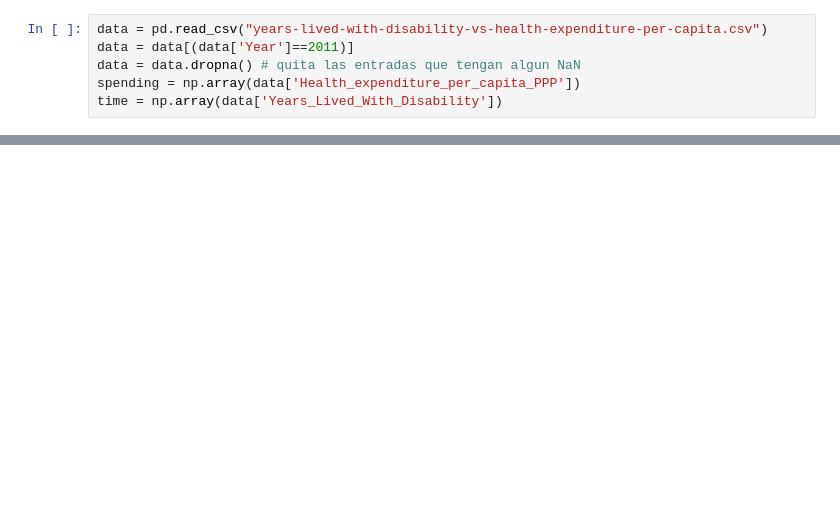
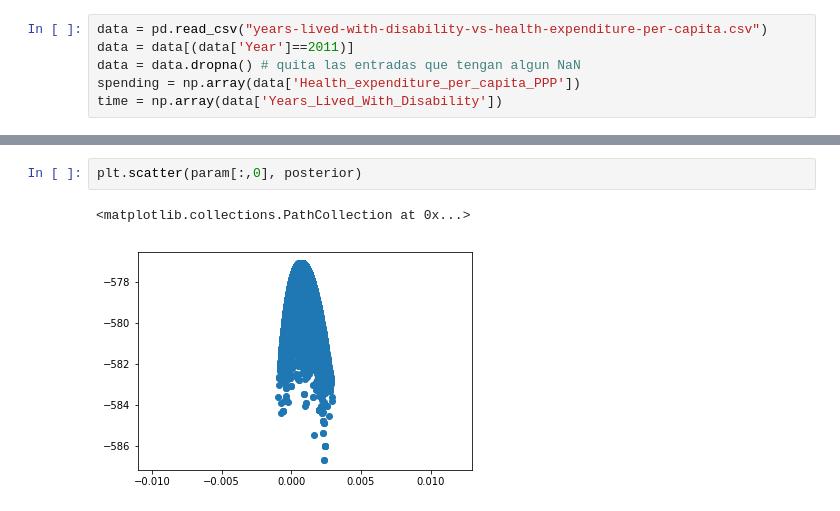
Before and after one commit to ComputoCienciasUniandes/MetodosComputacionalesAvanzados, a Jupyter notebook: soluciones/JaimeForero_Ejercicio9.ipynb, the cells around one changed output, grey strips where cells are left out. Drawn from its saved outputs; the diff is of its cells as text; blank space fills up the shorter version.

```diff
--- a/soluciones/JaimeForero_Ejercicio9.ipynb
+++ b/soluciones/JaimeForero_Ejercicio9.ipynb
@@ -71,0 +89,5 @@ plt.scatter(param[:,0], param[:,1], s=0.1, alpha=0.2)
+# %%
+plt.scatter(param[:,0], posterior)
+# %% [output]
+<matplotlib.collections.PathCollection at 0x...>
+[figure, added]
```
Also changed, not shown: parts of 10 cells of this notebook.
